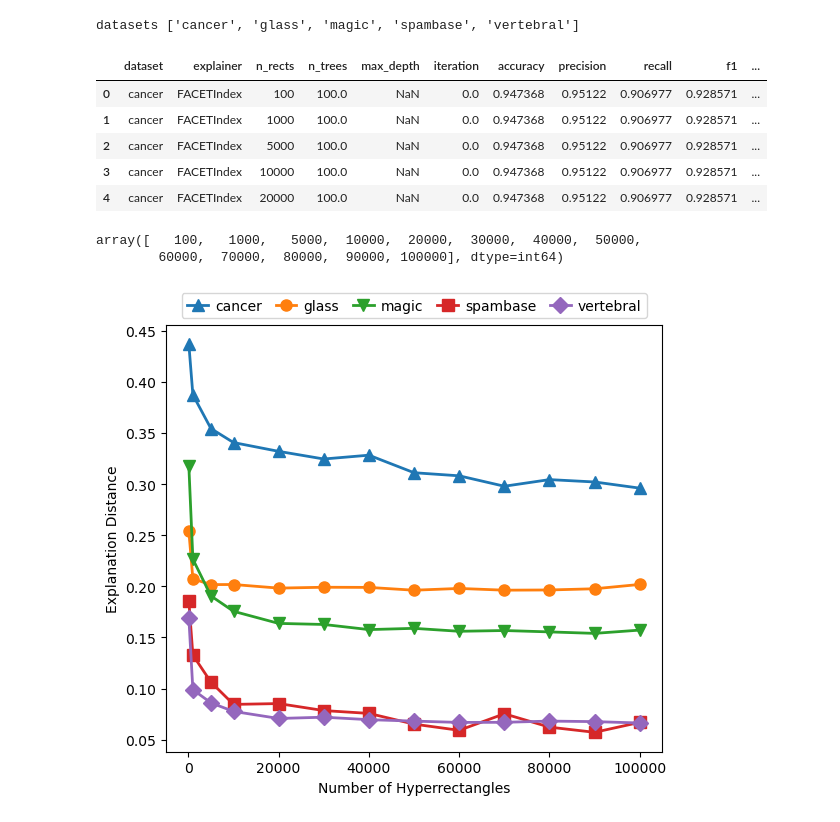
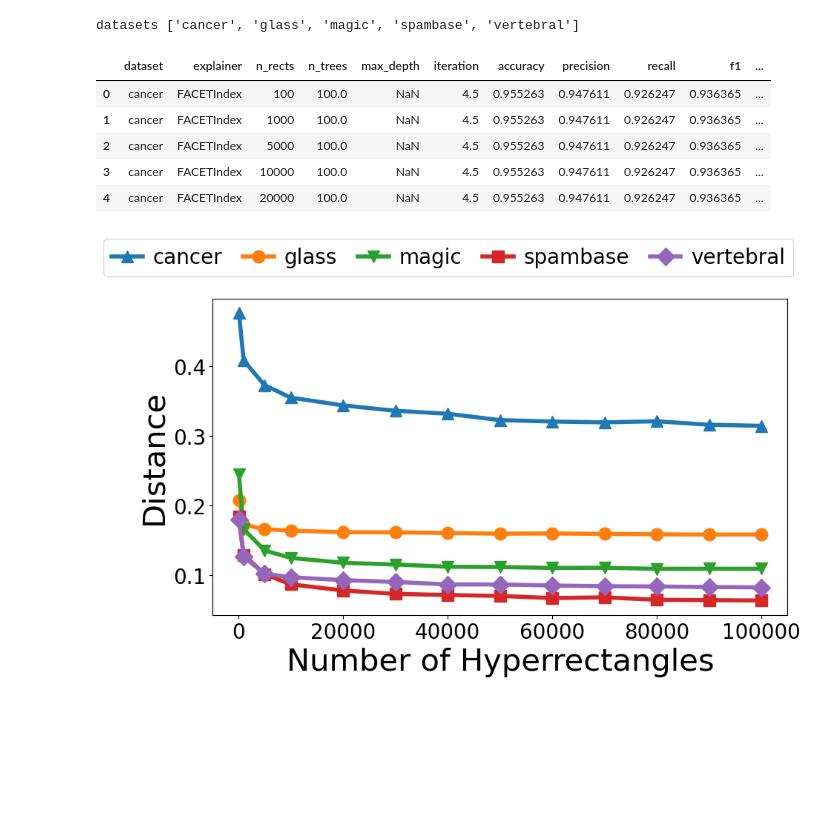
Before and after one commit to PeterVanNostrand/FACET, a Jupyter notebook: figures/vary_nrects.ipynb, the cells around one changed output. Drawn from its saved outputs; the diff is of its cells as text; code cells hidden in the pictures; blank space fills up the shorter version.

Commit message:
updated figures from huayi

```diff
--- a/figures/vary_nrects.ipynb
+++ b/figures/vary_nrects.ipynb
@@ -11,8 +11,8 @@ from dataset import DS_NAMES
 from dataset import DS_DIMENSIONS
 from utilities.figure_tools import get_latest_results_directory, make_fig_directory, load_results
 
-results_path = "../results/turing/vary_nrects_linear.csv"
-output_dir = "./vary-nrects-linear/"
+results_path = "../results/turing/vary_nrects_softaxilf.csv"
+output_dir = "./vary-nrects-softaxilf/"
 export_figures = True
 fig_type = ".pdf"
 
@@ -25,11 +25,11 @@ all_results.head()
 # %% [output]
 datasets ['cancer', 'glass', 'magic', 'spambase', 'vertebral']
 |  | dataset | explainer | n_rects | n_trees | max_depth | iteration | accuracy | precision | recall | f1 | ... |
-| 0 | cancer | FACETIndex | 100 | 100.0 | NaN | 0.0 | 0.947368 | 0.95122 | 0.906977 | 0.928571 | ... |
-| 1 | cancer | FACETIndex | 1000 | 100.0 | NaN | 0.0 | 0.947368 | 0.95122 | 0.906977 | 0.928571 | ... |
-| 2 | cancer | FACETIndex | 5000 | 100.0 | NaN | 0.0 | 0.947368 | 0.95122 | 0.906977 | 0.928571 | ... |
-| 3 | cancer | FACETIndex | 10000 | 100.0 | NaN | 0.0 | 0.947368 | 0.95122 | 0.906977 | 0.928571 | ... |
-| 4 | cancer | FACETIndex | 20000 | 100.0 | NaN | 0.0 | 0.947368 | 0.95122 | 0.906977 | 0.928571 | ... |
+| 0 | cancer | FACETIndex | 100 | 100.0 | NaN | 4.5 | 0.955263 | 0.947611 | 0.926247 | 0.936365 | ... |
+| 1 | cancer | FACETIndex | 1000 | 100.0 | NaN | 4.5 | 0.955263 | 0.947611 | 0.926247 | 0.936365 | ... |
+| 2 | cancer | FACETIndex | 5000 | 100.0 | NaN | 4.5 | 0.955263 | 0.947611 | 0.926247 | 0.936365 | ... |
+| 3 | cancer | FACETIndex | 10000 | 100.0 | NaN | 4.5 | 0.955263 | 0.947611 | 0.926247 | 0.936365 | ... |
+| 4 | cancer | FACETIndex | 20000 | 100.0 | NaN | 4.5 | 0.955263 | 0.947611 | 0.926247 | 0.936365 | ... |
 # %%
 # drop some values for visual clarity
 all_results = all_results[all_results["n_rects"].isin([200, 300, 400, 500, 600, 700, 800, 900]) == False]
@@ -50,8 +50,8 @@ ds_markers = {
     "spambase": "s",
     "vertebral": "D"
 }
-marker_size = 8
-line_width = 2
+marker_size = 12
+line_width = 4
 marker_sizes = {
     "cancer": marker_size,
     "glass": marker_size,
@@ -62,7 +62,7 @@ marker_sizes = {
 # %%
 def render_plot(xfeature, yfeature, xlabel, ylabel, title, save_name=None, xrange=None, yrange=None, xlog=False, ylog=False, lloc=None, loc="best", lhorz=False):
 
-    fig = plt.figure(figsize=[6.4, 4.8], frameon=True)
+    fig = plt.figure(figsize=[10, 4.8], frameon=True)
     ax = fig.add_subplot(1, 1, 1)
     for ds in all_results["dataset"].unique():
         is_ds = all_results["dataset"] == ds
@@ -74,11 +74,11 @@ def render_plot(xfeature, yfeature, xlabel, ylabel, title, save_name=None, xrang
         # title and axis labels
         if title is not None:
             plt.title(title)
-        plt.xlabel(xlabel)
-        plt.ylabel(ylabel)
+        plt.xlabel(xlabel,fontsize=30)
+        plt.ylabel(ylabel,fontsize=30)
         # legend
         if lhorz:
-            plt.legend(loc=loc, ncol=len(all_results["dataset"].unique()), bbox_to_anchor=(0, 1.09, 1, 0), handletextpad=0.5, columnspacing=1, handlelength=1.5)
+            plt.legend(loc=loc, ncol=len(all_results["dataset"].unique()), bbox_to_anchor=(0, 1.22, 0.82, 0), handletextpad=0.5, columnspacing=1, handlelength=1.5, prop={"size":20})
         else:
             plt.legend(loc=loc)
         # x and y ranges
@@ -92,18 +92,17 @@ def render_plot(xfeature, yfeature, xlabel, ylabel, title, save_name=None, xrang
         if xlog:
             plt.xscale('log')
         plt.subplots_adjust(top=1.0)
+        plt.xticks(fontsize=20)
+        plt.yticks(fontsize=20)
 
         if export_figures and save_name is not None:
             plt.savefig(output_dir + save_name  + fig_type, bbox_inches="tight")
 # %%
-all_results["n_rects"].unique()
+# all_results["n_rects"].unique()
-# %% [output]
-array([   100,   1000,   5000,  10000,  20000,  30000,  40000,  50000,
-        60000,  70000,  80000,  90000, 100000], dtype=int64)
 # %%
-render_plot(xfeature="n_rects", yfeature="avg_dist", xlabel="Number of Hyperrectangles", ylabel="Explanation Distance", title=None, save_name="nrects_dist", loc="upper center", lhorz=True)
+render_plot(xfeature="n_rects", yfeature="avg_dist", xlabel="Number of Hyperrectangles", ylabel="Distance", title=None, save_name="nrects_dist", loc="upper center", lhorz=True)
 # %% [output]
-[figure, old version]
+[figure, new version]
 # %%
 render_plot(xfeature="n_rects", yfeature="prep_time", xlabel="Number of Rectangles", ylabel="Initialization Time (sec)", title=None, save_name="nrects_tinit", loc="upper center", lhorz=True)
 # %% [output]
```
Also changed, not shown: parts of 2 cells of this notebook, 1 other file.
